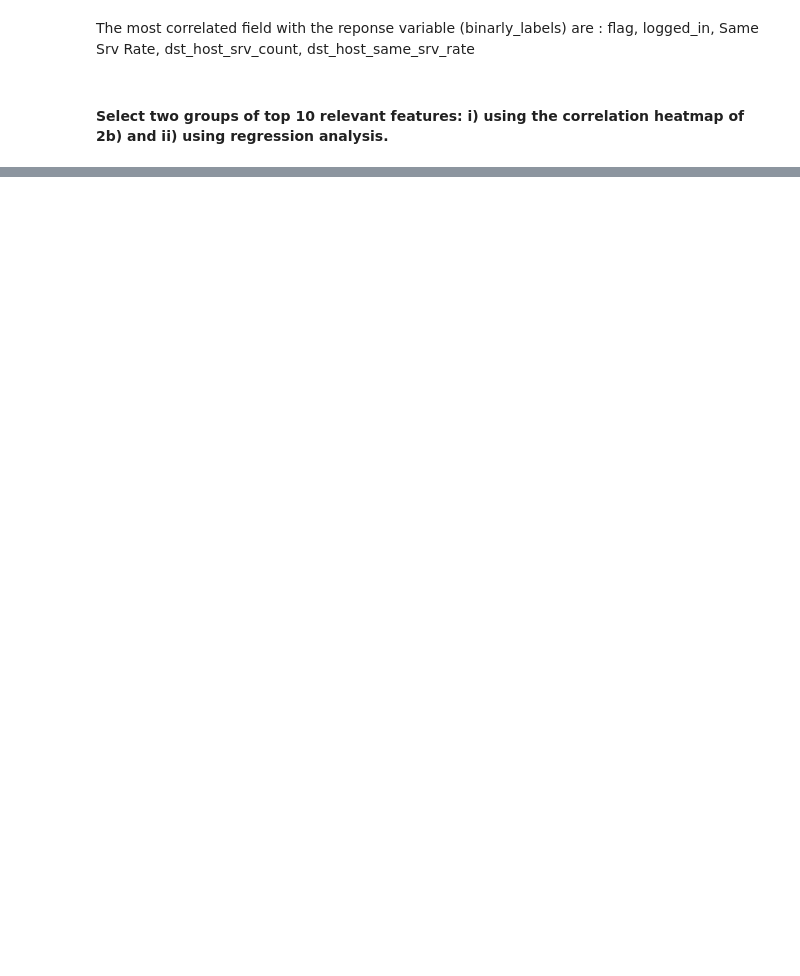
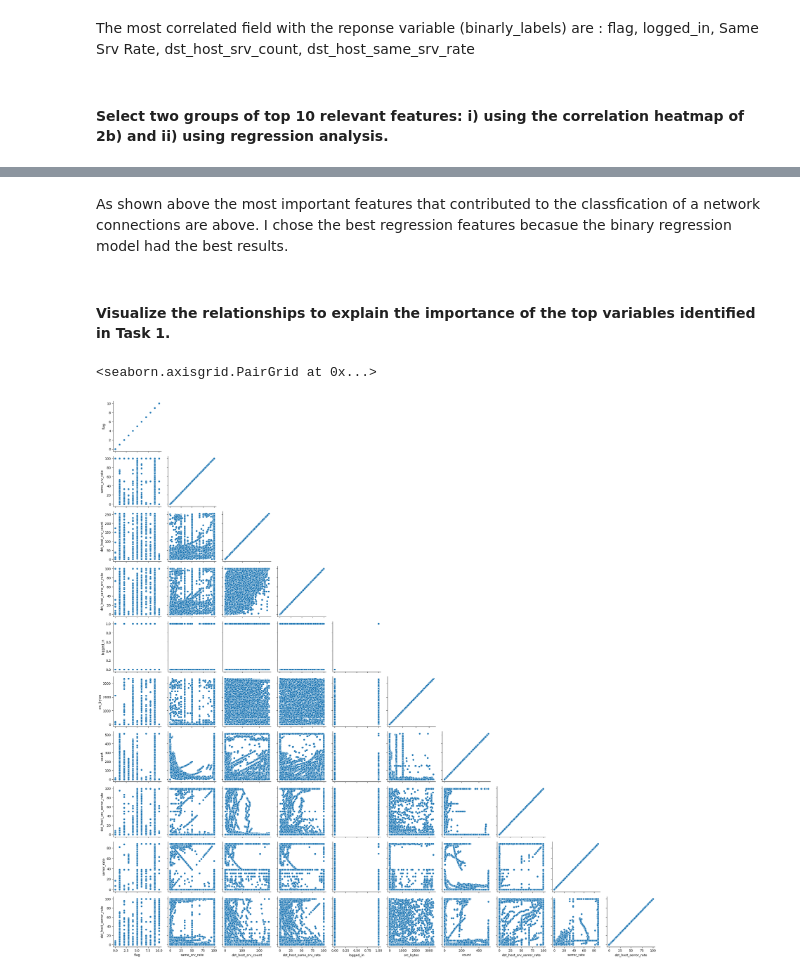
Before and after one commit to MugaRay/Data_Science_Prac_3, a Jupyter notebook: Prac_3.ipynb, the cells around one changed output, grey strips where cells are left out. Drawn from its saved outputs; the diff is of its cells as text; code cells hidden in the pictures; blank space fills up the shorter version.

```diff
--- a/Prac_3.ipynb
+++ b/Prac_3.ipynb
@@ -318,9 +318,13 @@ ml_encode = df_encode.copy()
 reg = LogisticRegression()
 
 y = ml_encode["binary_labels"]
-x = ml_encode.drop(labels=["binary_labels"], axis=1)
+x = ml_encode.drop(labels=["binary_labels", "labels"], axis=1)
 
-x_train, x_test, y_train, y_test = train_test_split(x,y, test_size=0.2)
+x_train, x_test, y_train, y_test = train_test_split(x,y, test_size=0.2, random_state=42)
 
 results = {}
 for i in x_train.columns:
+    curr_train_X = np.column_stack((np.ones(len(x_train[i])), x_train[i]))
+    curr_test_X = np.column_stack((np.ones(len(x_test[i])), x_test[i]))
+    reg.fit(curr_train_X, y_train)
+    results[i] = reg.score(curr_test_X, y_test)
@@ -340,0 +331,12 @@ Name: duration, Length: 100778, dtype: int64
+# %%
+#sorting the results
+sorted_results = sorted(results.items(), key=lambda item: item[1], reverse=True)
+
+top_10_regression = []
+
+for index, value in enumerate(sorted_results):
+    if index == 10:
+        break
+    top_10_regression.append(value[0])
+
+print(top_10_regression)
@@ -340,0 +514,10 @@ Name: duration, Length: 100778, dtype: int64
+# %% [markdown]
+As shown above the most important features that contributed to the classfication of a network connections are above. I chose the best regression features becasue the binary regression model had the best results.
+# %% [markdown]
+#### Visualize the relationships to explain the importance of the top variables identified in Task 1.
+# %%
+axis = sns.PairGrid(df_encode[top_10_regression], diag_sharey=False, corner=True)
+axis.map(sns.scatterplot)
+# %% [output]
+<seaborn.axisgrid.PairGrid at 0x...>
+[figure, added]
```
Also changed, not shown: parts of 17 cells of this notebook, 2 other files.
